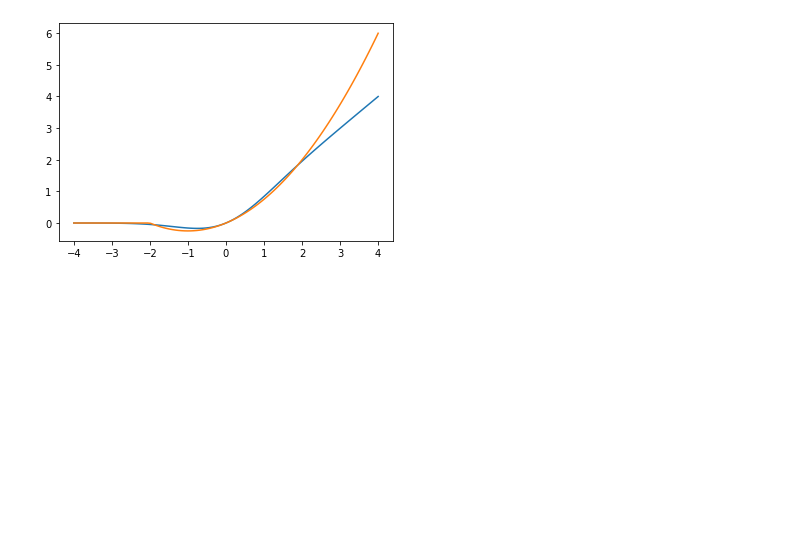
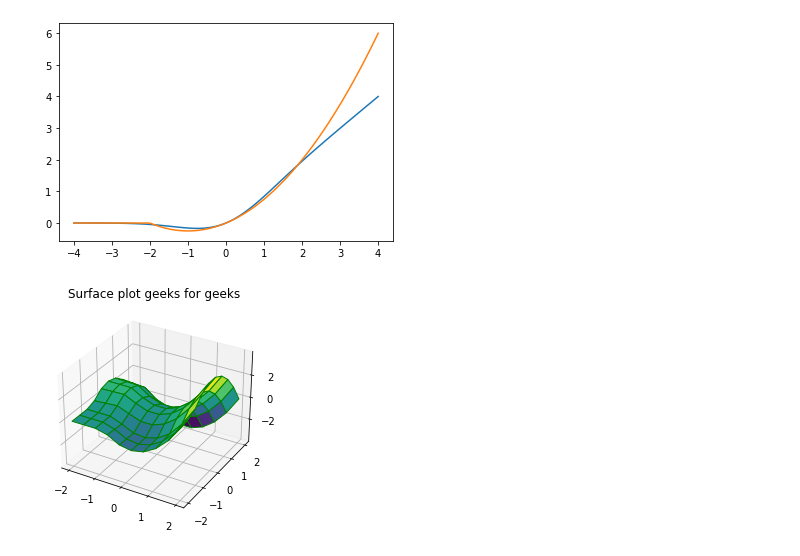
Before and after one commit to XuRuihan/metaformer, a Jupyter notebook: test.ipynb, the cells around one changed output. Cells and saved outputs as stored; diff of their text form; code cells hidden in the pictures; blank space fills up the shorter version.

```diff
--- a/test.ipynb
+++ b/test.ipynb
@@ -10,8 +10,62 @@ z = x * F.relu(x + 2) / 4
 # z = x * F.relu6(x + 3) / 6
 # z = (x * F.relu(x) - 0.5) / 3
 
+
+def relu2(x):
+    # `a` is the bias from the previous layer
+    a, b, c, d = 2, 1, 0.25, 0.25
+    return c * (F.relu(x + a) - b) ** 2 - d
+
+z = relu2(x)
+
 plt.plot(x, y, label="gelu")
 plt.plot(x, z, label="srelu")
 plt.show()
 # %% [output]
 [figure]
+# %%
+import numpy as np
+import matplotlib.pyplot as plt
+
+def relu(x):
+    return np.maximum(0, x)
+
+
+def relu2(x):
+    # `a` is the bias from the previous layer
+    a, b, c, d = 1, 1, 1, 0
+    return c * (np.maximum(0, x + a) - b) ** 2 - d
+
+
+# defining surface and axes
+x = np.outer(np.linspace(-2, 2, 10), np.ones(10))
+y = x.copy().T
+
+# 1-order cannot express
+z = (x - y) * relu(x + y)
+# z = x ** 2 - y ** 2
+
+# both can express
+# z = (x) * (x)
+# z = relu(x) + relu(-x)
+
+# 2-order cannot express
+# z = (x + y + 2) * (relu(x + y + 2))
+# z = (x + y + 3) * (x + y + 3)
+# z = relu(x) + relu(y)
+# z = relu(x) ** 2 + relu(y) ** 2
+
+z = relu2(x + .1 * y) - relu2(y + .1 * x)
+# z = relu(x) - relu(y)
+
+fig = plt.figure()
+
+# syntax for 3-D plotting
+ax = plt.axes(projection ='3d')
+
+# syntax for plotting
+ax.plot_surface(x, y, z, cmap ='viridis', edgecolor ='green')
+ax.set_title('Surface plot geeks for geeks')
+plt.show()
+# %% [output]
+[figure, added]
```
Also changed, not shown: parts of 1 cell of this notebook, 6 other files.
